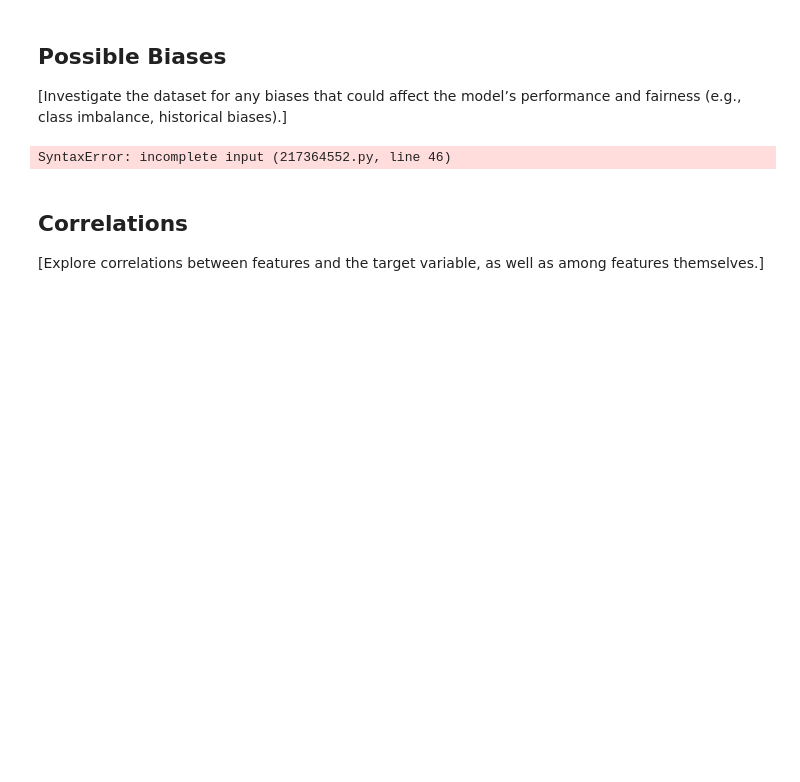
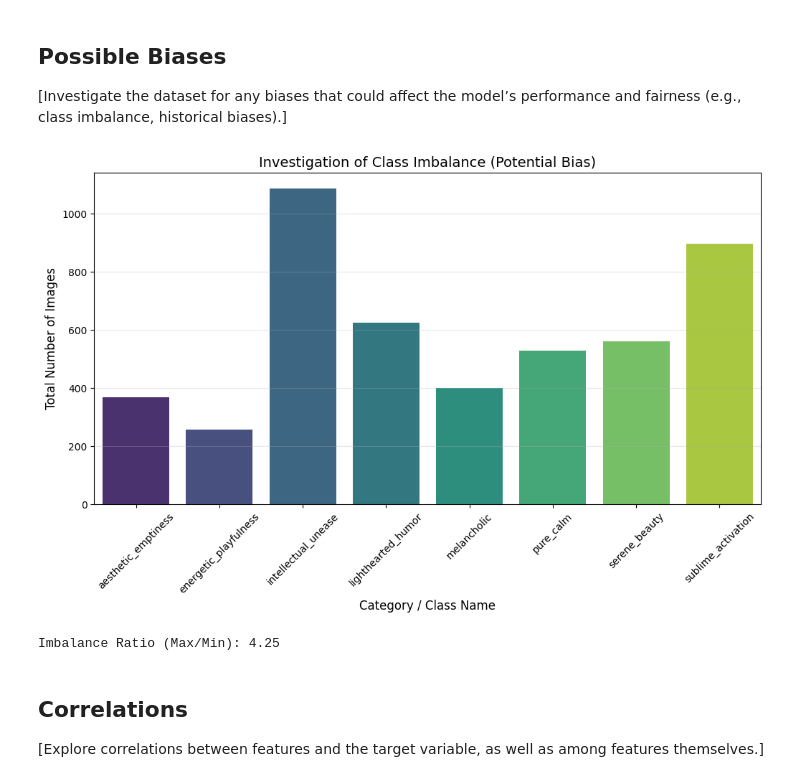
Before and after one commit to dmitryvergeles/aesthetic-emotions-map, a Jupyter notebook: 1_DatasetCharacteristics/exploratory_data_analysis.ipynb, the cells around one changed output. Cells and saved outputs as stored; diff of their text form; code cells hidden in the pictures; blank space fills up the shorter version.

```diff
--- a/1_DatasetCharacteristics/exploratory_data_analysis.ipynb
+++ b/1_DatasetCharacteristics/exploratory_data_analysis.ipynb
@@ -251,37 +251,35 @@ plt.show()
 # Example: Checking for class imbalance in a classification problem
 # sns.countplot(x='target_variable', data=df)
 
 # Your code to investigate possible biases goes here
-
-
 
 import matplotlib.pyplot as plt
 import seaborn as sns
 from collections import Counter
 
 # Extract labels and map them to class names
 labels = [label for _, label in my_dataset_train.imgs]
 class_names = my_dataset_train.classes
 label_names = [class_names[l] for l in labels]
 
 # Visualization
 plt.figure(figsize=(12, 6))
 sns.countplot(x=label_names, palette='viridis', hue=label_names, legend=False)
 
 plt.title('Investigation of Class Imbalance (Potential Bias)', fontsize=14)
 plt.xlabel('Category / Class Name', fontsize=12)
 plt.ylabel('Total Number of Images', fontsize=12)
 plt.xticks(rotation=45)
 plt.grid(axis='y', alpha=0.3)
 plt.show()
 
 # Calculate the imbalance ratio
 counts = Counter(labels).values()
 imbalance_ratio = max(counts) / min(counts)
 print(f"Imbalance Ratio (Max/Min): {imbalance_ratio:.2f}")
-'''
 # %% [output]
+[figure, added]
-SyntaxError: incomplete input (217364552.py, line 46)
+Imbalance Ratio (Max/Min): 4.25
 # %% [markdown]
 ## Correlations
 
```
Also changed, not shown: parts of 1 cell of this notebook.
